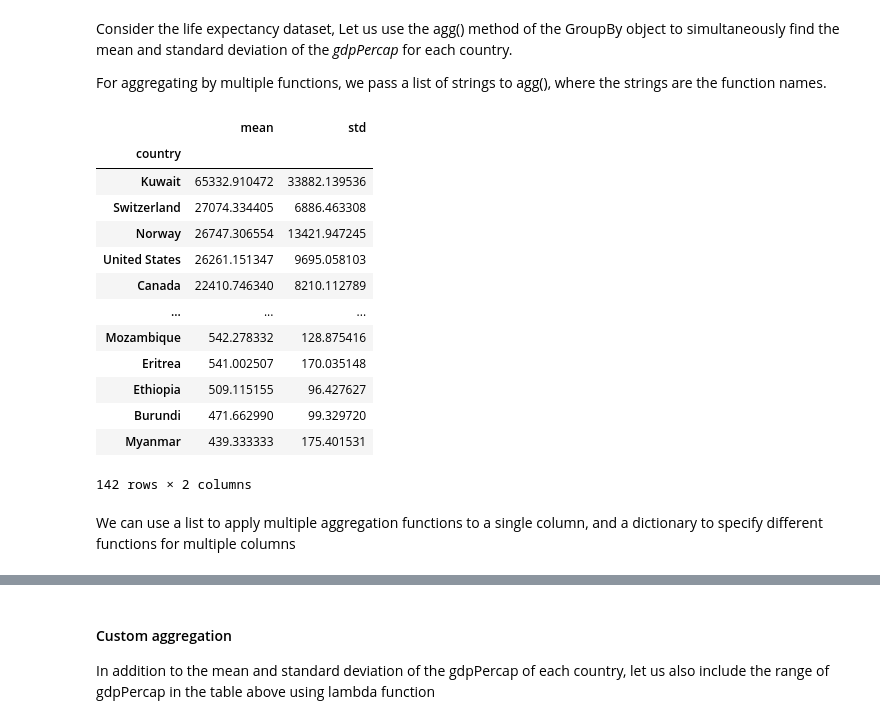
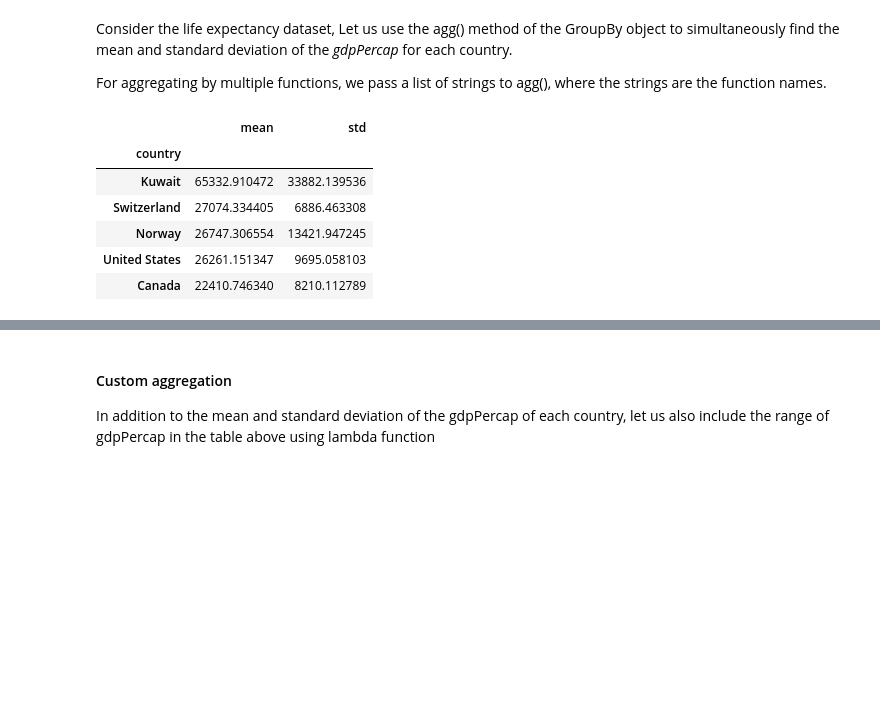
Before and after one commit to Lizhen0909/nu-stat303-1-sec20-coursebook, a Jupyter notebook: Data aggregation.ipynb, the cells around one changed output, grey strips where cells are left out. Saved outputs shown, nothing was run; the diff lists cells and outputs as text; code cells hidden in the pictures; blank space fills up the shorter version.

```diff
--- a/Data aggregation.ipynb
+++ b/Data aggregation.ipynb
@@ -241,21 +244,12 @@ Consider the life expectancy dataset, Let us use the agg() method of the GroupBy
 
 For aggregating by multiple functions, we pass a list of strings to agg(), where the strings are the function names.
 # %%
-grouped_country['gdpPercap'].agg(['mean','std']).sort_values(by = 'mean',ascending = False)
+grouped_country['gdpPercap'].agg(['mean','std']).sort_values(by = 'mean',ascending = False).head()
 # %% [output]
 |  | mean | std |
 | country |  |  |
 | Kuwait | 65332.910472 | 33882.139536 |
 | Switzerland | 27074.334405 | 6886.463308 |
 | Norway | 26747.306554 | 13421.947245 |
 | United States | 26261.151347 | 9695.058103 |
 | Canada | 22410.746340 | 8210.112789 |
-| ... | ... | ... |
-| Mozambique | 542.278332 | 128.875416 |
-| Eritrea | 541.002507 | 170.035148 |
-| Ethiopia | 509.115155 | 96.427627 |
-| Burundi | 471.662990 | 99.329720 |
-| Myanmar | 439.333333 | 175.401531 |
-142 rows × 2 columns
-# %% [markdown]
-We can use a list to apply multiple aggregation functions to a single column, and a dictionary to specify different functions for multiple columns
```
Also changed, not shown: parts of 14 cells of this notebook, 2 other files.
